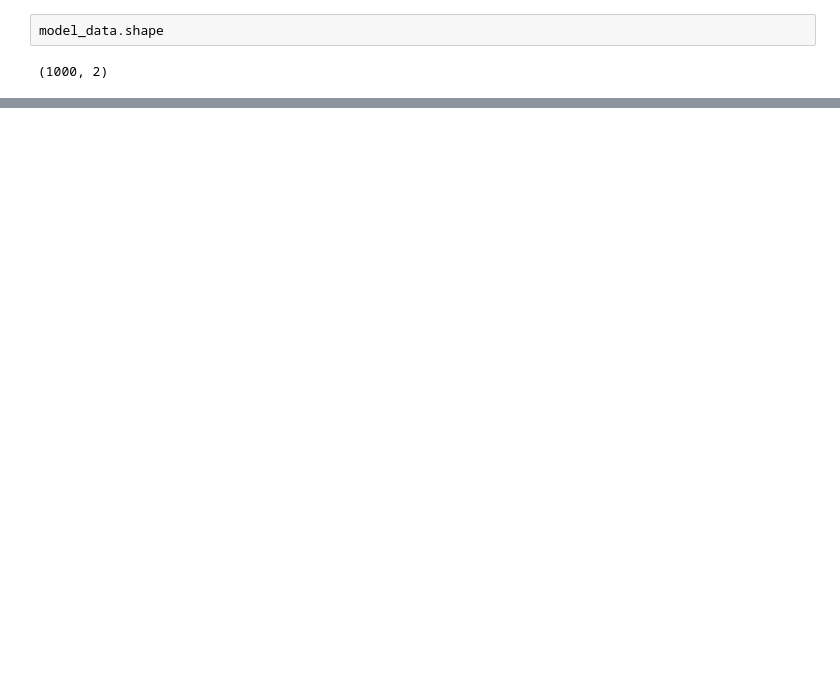
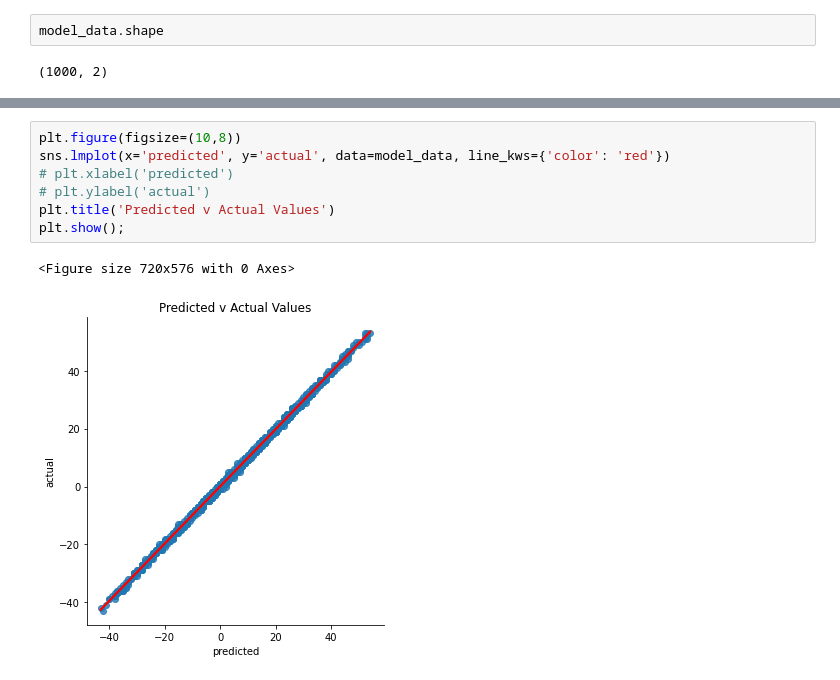
Before and after one commit to DesireeMcElroy/tensorflow-practice, a Jupyter notebook: tf_example.ipynb, the cells around one changed output, grey strips where cells are left out. Cells and saved outputs as stored; diff of their text form; blank space fills up the shorter version.

```diff
--- a/tf_example.ipynb
+++ b/tf_example.ipynb
@@ -248,0 +256,10 @@ model_data.shape
+# %%
+plt.figure(figsize=(10,8))
+sns.lmplot(x='predicted', y='actual', data=model_data, line_kws={'color': 'red'})
+# plt.xlabel('predicted')
+# plt.ylabel('actual')
+plt.title('Predicted v Actual Values')
+plt.show();
+# %% [output]
+<Figure size 720x576 with 0 Axes>
+[figure, added]
```
Also changed, not shown: parts of 16 cells of this notebook.
